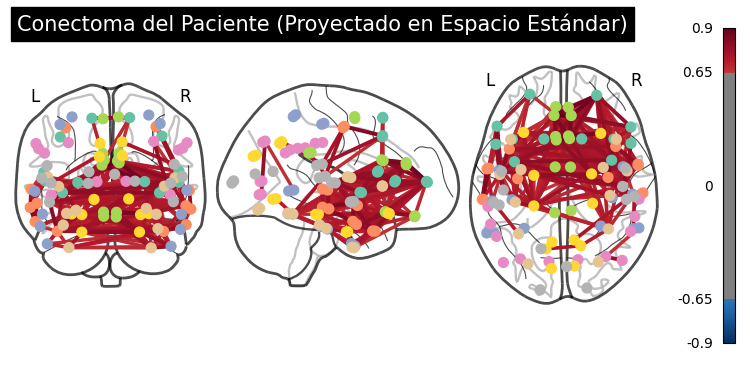
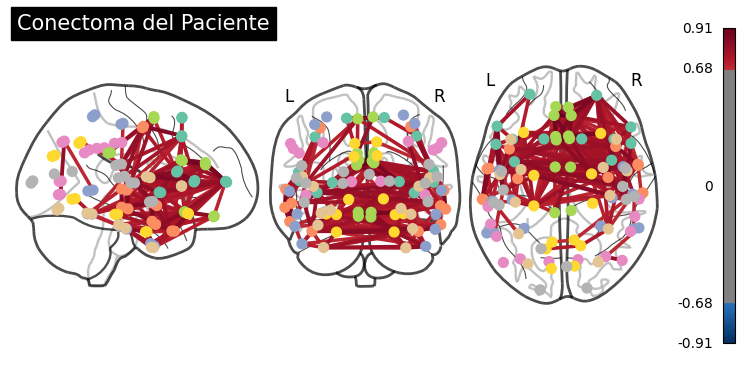
The notebook cell's code change between the first figure and the second:
--- before
+++ after
@@ -1,27 +1,12 @@
-from nilearn import datasets
+atlas_filename = extractor.atlas.maps
+extracted_labels = extractor.masker.labels_
 
-atlas = datasets.fetch_atlas_harvard_oxford('cort-maxprob-thr25-2mm', symmetric_split=True)
-atlas_filename = atlas.maps
+all_coords = plotting.find_parcellation_cut_coords(atlas_filename)
 
-atlas_native = image.resample_to_img(
-    source_img=atlas_filename,
-    target_img=recording.func.img,
-    interpolation='nearest',
-    force_resample=True,  
-    copy_header=True      
+# Now plot
+plotting.plot_connectome(
+    adjacency_matrix=connectivity_matrix,
+    node_coords=all_coords,
+    edge_threshold='95%',
+    title="Conectoma del Paciente"
 )
-atlas_data = atlas_native.get_fdata()
-present_ids = np.unique(atlas_data)
-present_ids = present_ids[present_ids != 0].astype(int)
-
-
-coords_mni_completas = plotting.find_parcellation_cut_coords(atlas_filename)
-
-plotting.plot_connectome(
-    adjacency_matrix=matrix,
-    node_coords=coords_mni_completas,
-    edge_threshold='95%',               
-    title="Conectoma del Paciente (Proyectado en Espacio Estándar)"
-)
-
-plotting.show()

Commit: feat: refactored process class && script for connection mean